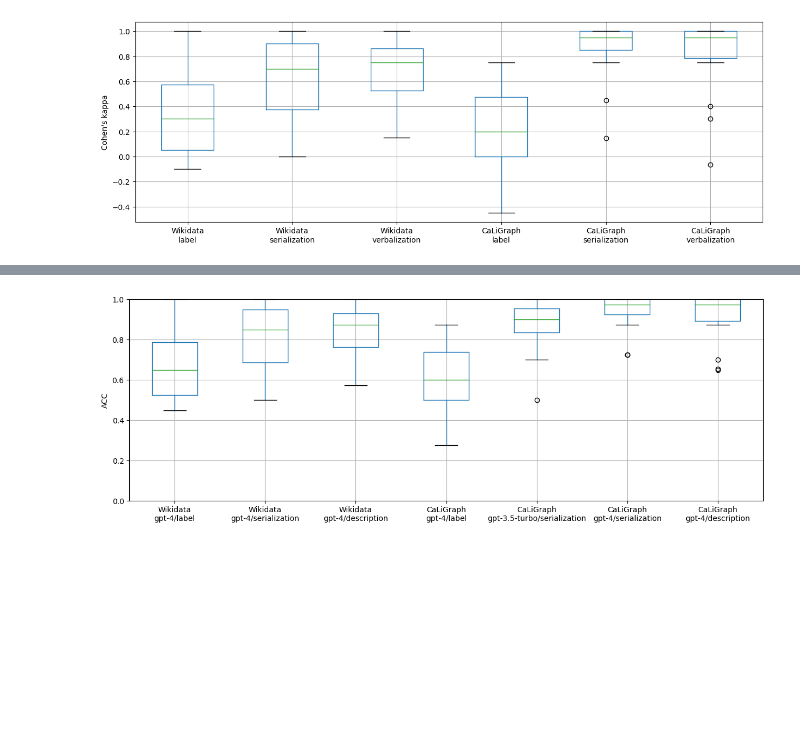
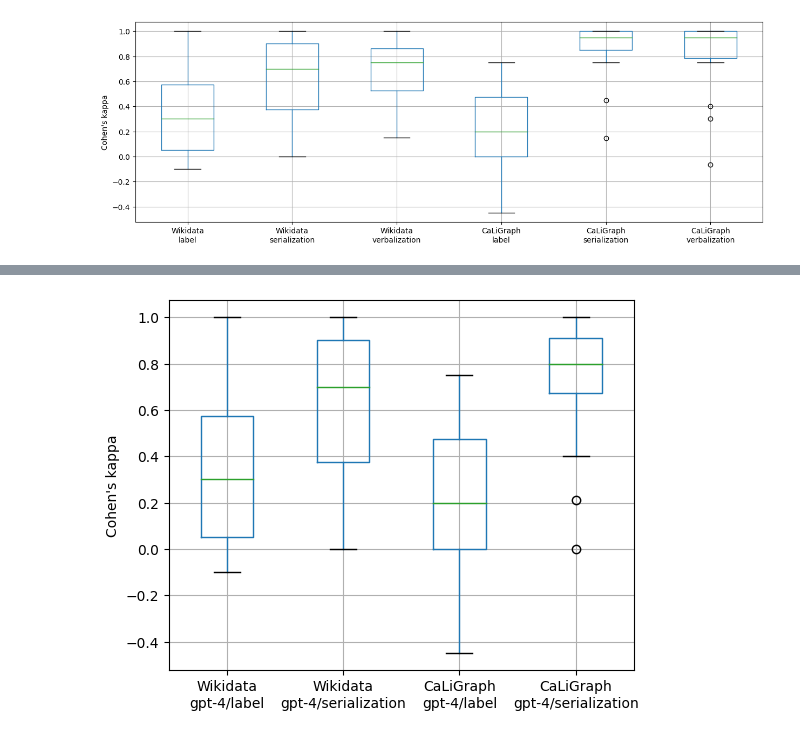
Before and after one commit to bradleypallen/conceptual-engineering-using-llms, a Jupyter notebook: analysis/experiments_comparative_analysis.ipynb, the cells around one changed output, grey strips where cells are left out. Drawn from its saved outputs; the diff is of its cells as text; code cells hidden in the pictures; blank space fills up the shorter version.

```diff
--- a/analysis/experiments_comparative_analysis.ipynb
+++ b/analysis/experiments_comparative_analysis.ipynb
@@ -11,10 +11,10 @@ def experiment_df(experiments):
         "SOA9": pycm.ConfusionMatrix(matrix=experiment["confusion_matrix"]).SOA9,
         "ACC": pycm.ConfusionMatrix(matrix=experiment["confusion_matrix"]).Overall_ACC,
         "F1 Macro": pycm.ConfusionMatrix(matrix=experiment["confusion_matrix"]).F1_Macro,
-        "F1 Micro": pycm.ConfusionMatrix(matrix=experiment["confusion_matrix"]).F1_Micro,
+        "AUC": pycm.ConfusionMatrix(matrix=experiment["confusion_matrix"]).AUC["positive"],
         "FP": pycm.ConfusionMatrix(matrix=experiment["confusion_matrix"]).FP["positive"],
         "FN": pycm.ConfusionMatrix(matrix=experiment["confusion_matrix"]).FN["positive"],
-        "POP": pycm.ConfusionMatrix(matrix=experiment["confusion_matrix"]).POP["positive"],
+        "N": pycm.ConfusionMatrix(matrix=experiment["confusion_matrix"]).POP["positive"],
         "experiment": experiment,
     }
     for experiment in experiments if "confusion_matrix" in experiment and pycm.ConfusionMatrix(matrix=experiment["confusion_matrix"]).Kappa != 'None' ]).sort_values("kappa", ascending=False)
@@ -72,11 +153,11 @@ plt.show(plot)
 # %%
-df = pd.concat([wd_v6["ACC"], wd_v4["ACC"], wd_v3["ACC"], caligraph_v2["ACC"], caligraph_v4["ACC"], caligraph_v3["ACC"], caligraph_v5["ACC"]], axis=1, ignore_index=True)
+df = pd.concat([wd_v6["kappa"], wd_v4["kappa"], caligraph_v2["kappa"], caligraph_v4["kappa"]], axis=1, ignore_index=True)
 df.reset_index()
-df = df.set_axis(["Wikidata\ngpt-4/label", "Wikidata\ngpt-4/serialization", "Wikidata\ngpt-4/description", "CaLiGraph\ngpt-4/label", "CaLiGraph\ngpt-3.5-turbo/serialization", "CaLiGraph\ngpt-4/serialization", "CaLiGraph\ngpt-4/description"], axis=1)
+df = df.set_axis(["Wikidata\ngpt-4/label", "Wikidata\ngpt-4/serialization", "CaLiGraph\ngpt-4/label", "CaLiGraph\ngpt-4/serialization"], axis=1)
 plot = df.boxplot(return_type='axes')
-plot.figure.set_figwidth(15)
-plot.set_ylabel('ACC')
-plot.set_ylim(0.0, 1.0)
+plot.figure.set_figwidth(6)
+plot.set_ylabel('Cohen\'s kappa')
+# plot.set_ylim(0.0, 1.0)
 plt.show(plot)
 # %% [output]
-[figure, old version]
+[figure, new version]
```
Also changed, not shown: parts of 8 cells of this notebook, 9 other files.
